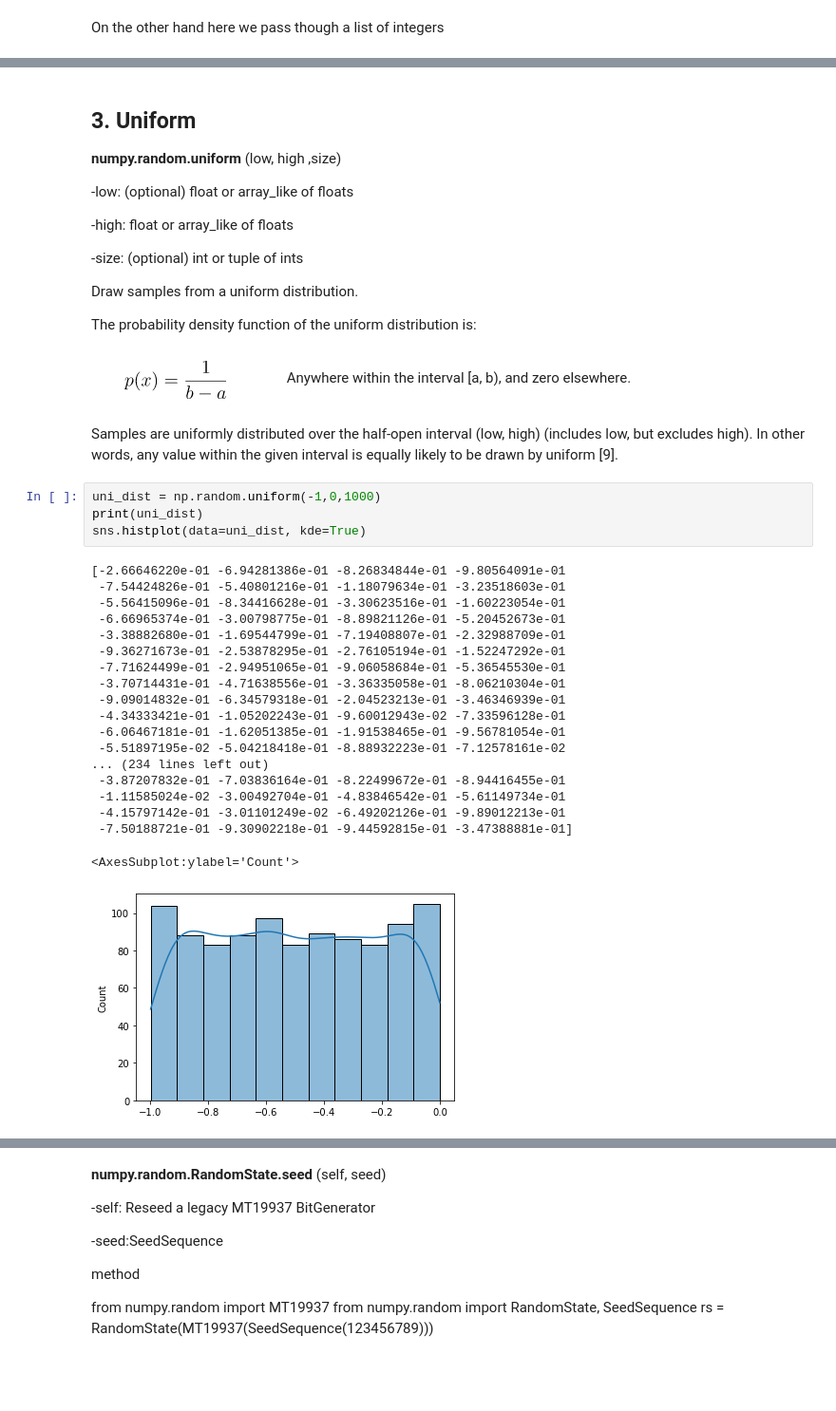
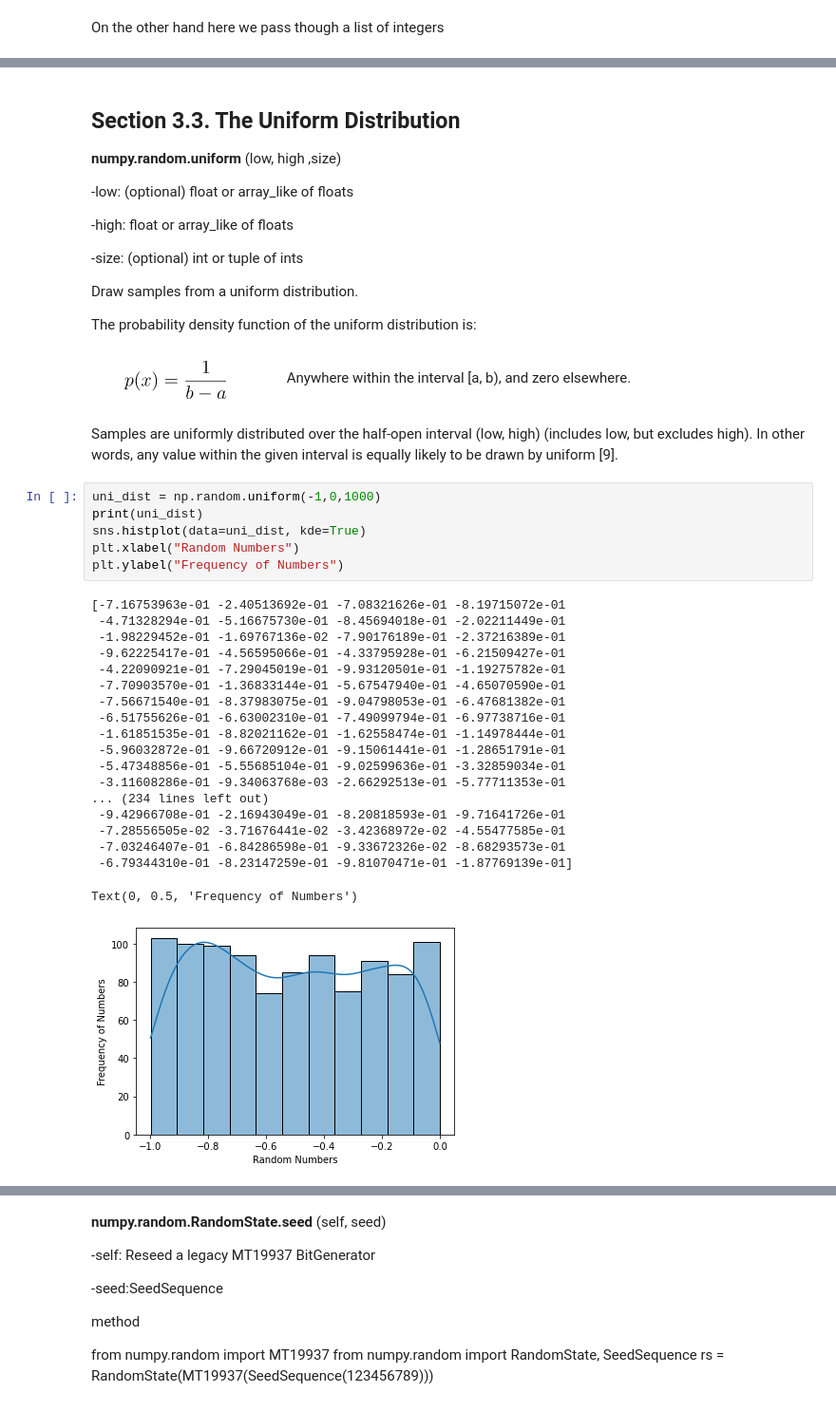
Before and after one commit to Deego88/Programming-for-Data-Analysis-Assignment, a Jupyter notebook: Programming-for-Data-Analysis-Assignment.ipynb, the cells around one changed output, grey strips where cells are left out. Shown at 95% size. Drawn from its saved outputs; the diff is of its cells as text; blank space fills up the shorter version.

```diff
--- a/Programming-for-Data-Analysis-Assignment.ipynb
+++ b/Programming-for-Data-Analysis-Assignment.ipynb
@@ -365,5 +384,5 @@ The probability was calculated as: (20! / (6! * (20 - 6))) * (0.50)^(6) * (1 - 0
 # %% [markdown]
-## 3. Uniform
+## Section 3.3. The Uniform Distribution
 
 **numpy.random.uniform** (low, high ,size)
 
@@ -385,25 +404,27 @@ Samples are uniformly distributed over the half-open interval (low, high) (inclu
 # %%
 uni_dist = np.random.uniform(-1,0,1000)
 print(uni_dist)
 sns.histplot(data=uni_dist, kde=True)
+plt.xlabel("Random Numbers")
+plt.ylabel("Frequency of Numbers")
 # %% [output]
-[-2.66646220e-01 -6.94281386e-01 -8.26834844e-01 -9.80564091e-01
- -7.54424826e-01 -5.40801216e-01 -1.18079634e-01 -3.23518603e-01
- -5.56415096e-01 -8.34416628e-01 -3.30623516e-01 -1.60223054e-01
- -6.66965374e-01 -3.00798775e-01 -8.89821126e-01 -5.20452673e-01
- -3.38882680e-01 -1.69544799e-01 -7.19408807e-01 -2.32988709e-01
- -9.36271673e-01 -2.53878295e-01 -2.76105194e-01 -1.52247292e-01
- -7.71624499e-01 -2.94951065e-01 -9.06058684e-01 -5.36545530e-01
- -3.70714431e-01 -4.71638556e-01 -3.36335058e-01 -8.06210304e-01
- -9.09014832e-01 -6.34579318e-01 -2.04523213e-01 -3.46346939e-01
- -4.34333421e-01 -1.05202243e-01 -9.60012943e-02 -7.33596128e-01
- -6.06467181e-01 -1.62051385e-01 -1.91538465e-01 -9.56781054e-01
- -5.51897195e-02 -5.04218418e-01 -8.88932223e-01 -7.12578161e-02
+[-7.16753963e-01 -2.40513692e-01 -7.08321626e-01 -8.19715072e-01
+ -4.71328294e-01 -5.16675730e-01 -8.45694018e-01 -2.02211449e-01
+ -1.98229452e-01 -1.69767136e-02 -7.90176189e-01 -2.37216389e-01
+ -9.62225417e-01 -4.56595066e-01 -4.33795928e-01 -6.21509427e-01
+ -4.22090921e-01 -7.29045019e-01 -9.93120501e-01 -1.19275782e-01
+ -7.70903570e-01 -1.36833144e-01 -5.67547940e-01 -4.65070590e-01
+ -7.56671540e-01 -8.37983075e-01 -9.04798053e-01 -6.47681382e-01
+ -6.51755626e-01 -6.63002310e-01 -7.49099794e-01 -6.97738716e-01
+ -1.61851535e-01 -8.82021162e-01 -1.62558474e-01 -1.14978444e-01
+ -5.96032872e-01 -9.66720912e-01 -9.15061441e-01 -1.28651791e-01
+ -5.47348856e-01 -5.55685104e-01 -9.02599636e-01 -3.32859034e-01
+ -3.11608286e-01 -9.34063768e-03 -2.66292513e-01 -5.77711353e-01
 ... (234 lines left out)
- -3.87207832e-01 -7.03836164e-01 -8.22499672e-01 -8.94416455e-01
- -1.11585024e-02 -3.00492704e-01 -4.83846542e-01 -5.61149734e-01
- -4.15797142e-01 -3.01101249e-02 -6.49202126e-01 -9.89012213e-01
- -7.50188721e-01 -9.30902218e-01 -9.44592815e-01 -3.47388881e-01]
+ -9.42966708e-01 -2.16943049e-01 -8.20818593e-01 -9.71641726e-01
+ -7.28556505e-02 -3.71676441e-02 -3.42368972e-02 -4.55477585e-01
+ -7.03246407e-01 -6.84286598e-01 -9.33672326e-02 -8.68293573e-01
+ -6.79344310e-01 -8.23147259e-01 -9.81070471e-01 -1.87769139e-01]
-<AxesSubplot:ylabel='Count'>
+Text(0, 0.5, 'Frequency of Numbers')
-[figure, old version]
+[figure, new version]
 # %% [markdown]
```
Also changed, not shown: parts of 51 cells of this notebook, 2 other files.
